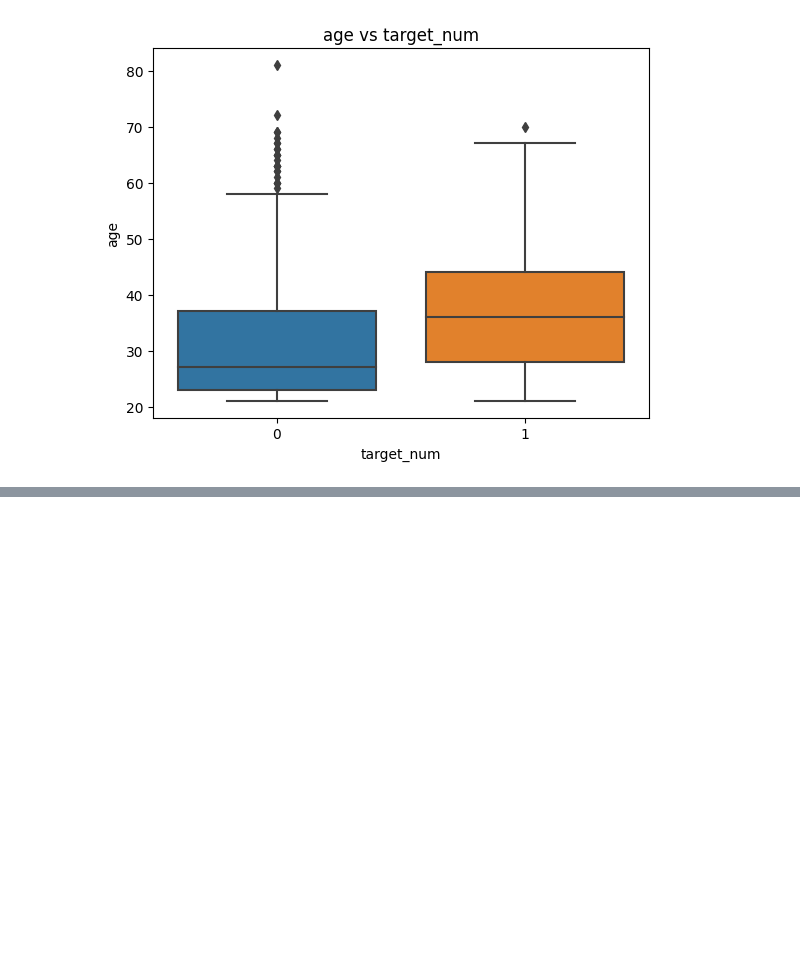
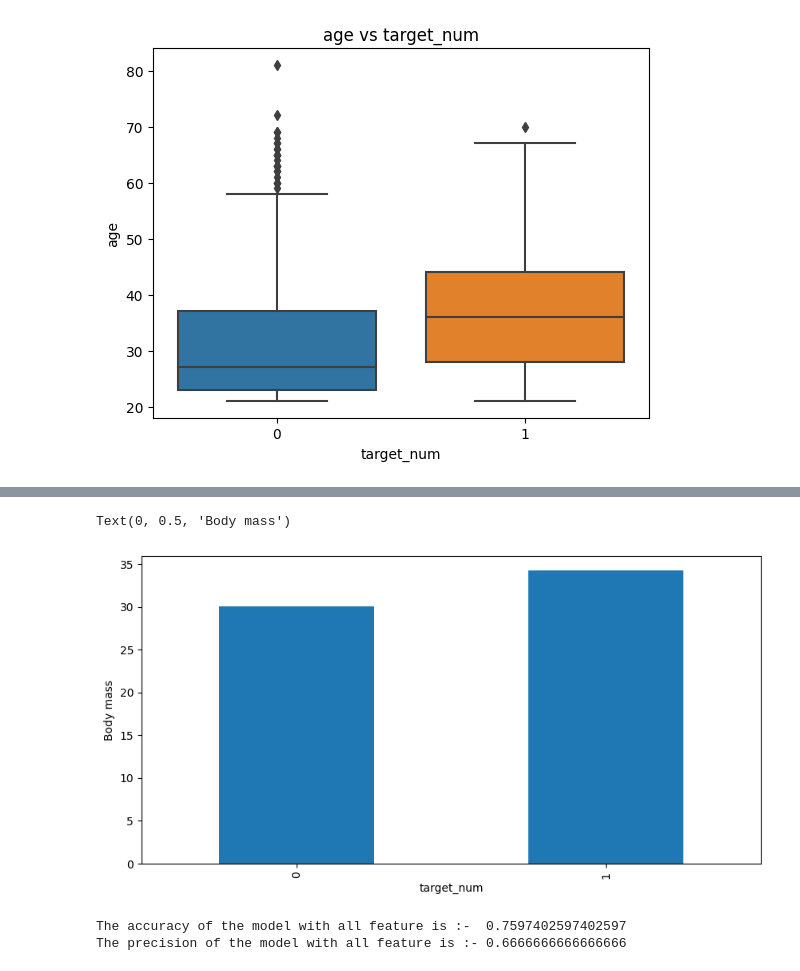
Before and after one commit to siddartha-10/Data_Mining, a Jupyter notebook: Project/project.ipynb, the cells around one changed output, grey strips where cells are left out. Drawn from its saved outputs; the diff is of its cells as text; code cells hidden in the pictures; blank space fills up the shorter version.

```diff
--- a/Project/project.ipynb
+++ b/Project/project.ipynb
@@ -434,0 +405,40 @@ plt.show()
+# %%
+## since this model is predicting with accuracy and has high precision i want to draw box plots
+x = df.groupby('target_num')['mass'].median()
+
+x.plot(kind='bar',figsize=(10,5))
+plt.xlabel('target_num')
+plt.ylabel('Body mass')
+# %% [output]
+Text(0, 0.5, 'Body mass')
+[figure, added]
+# %%
+# split data into features and target
+X = df.drop('target_num',axis=1)
+y = df['target_num']
+
+# split data into training and testing sets
+X_train, X_test, y_train, y_test = train_test_split(X, y, test_size=0.2, random_state=42)
+
+# initialize scaler and scale features
+scaler = StandardScaler()
+X_train_scaled = scaler.fit_transform(X_train)
+X_test_scaled = scaler.transform(X_test)
+
+# initialize SVM model
+svm_model_all = SVC(kernel='linear')
+
+svm_model_all.fit(X_train_scaled, y_train,)
+
+# make predictions on test set
+y_pred = svm_model_all.predict(X_test_scaled)
+
+# evaluate model performance on test set
+accuracy = svm_model_all.score(X_test_scaled, y_test)
+precision = precision_score(y_test, y_pred)
+
+print("The accuracy of the model with all feature is :- ",accuracy)
+print("The precision of the model with all feature is :-",precision)
+# %% [output]
+The accuracy of the model with all feature is :-  0.7597402597402597
+The precision of the model with all feature is :- 0.6666666666666666
```
Also changed, not shown: parts of 29 cells of this notebook.
